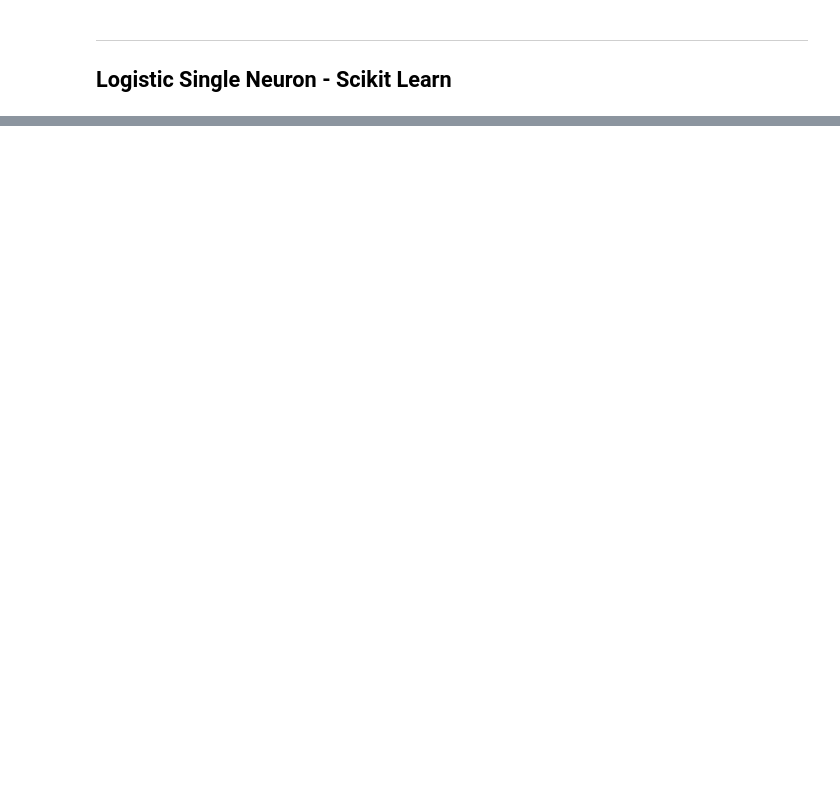
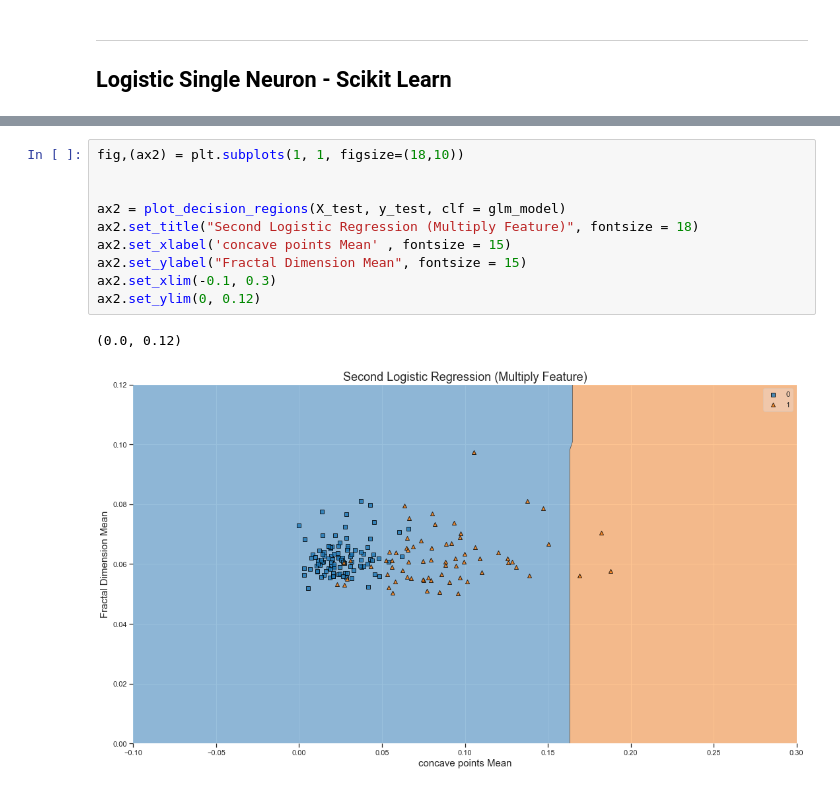
Before and after one commit to TrellixVulnTeam/ThanhLa_Data4319_2I89, a Jupyter notebook: 4. Logistic Regression/source_4.ipynb, the cells around one changed output, grey strips where cells are left out. Cells and saved outputs as stored; diff of their text form; blank space fills up the shorter version.

```diff
--- a/4. Logistic Regression/source_4.ipynb
+++ b/4. Logistic Regression/source_4.ipynb
@@ -261,0 +258,13 @@ weighted avg       0.76      0.60      0.46       171
+# %%
+fig,(ax2) = plt.subplots(1, 1, figsize=(18,10))
+
+
+ax2 = plot_decision_regions(X_test, y_test, clf = glm_model)
+ax2.set_title("Second Logistic Regression (Multiply Feature)", fontsize = 18)
+ax2.set_xlabel('concave points Mean' , fontsize = 15)
+ax2.set_ylabel("Fractal Dimension Mean", fontsize = 15)
+ax2.set_xlim(-0.1, 0.3)
+ax2.set_ylim(0, 0.12)
+# %% [output]
+(0.0, 0.12)
+[figure, added]
```
Also changed, not shown: parts of 16 cells of this notebook, 10 other files.
